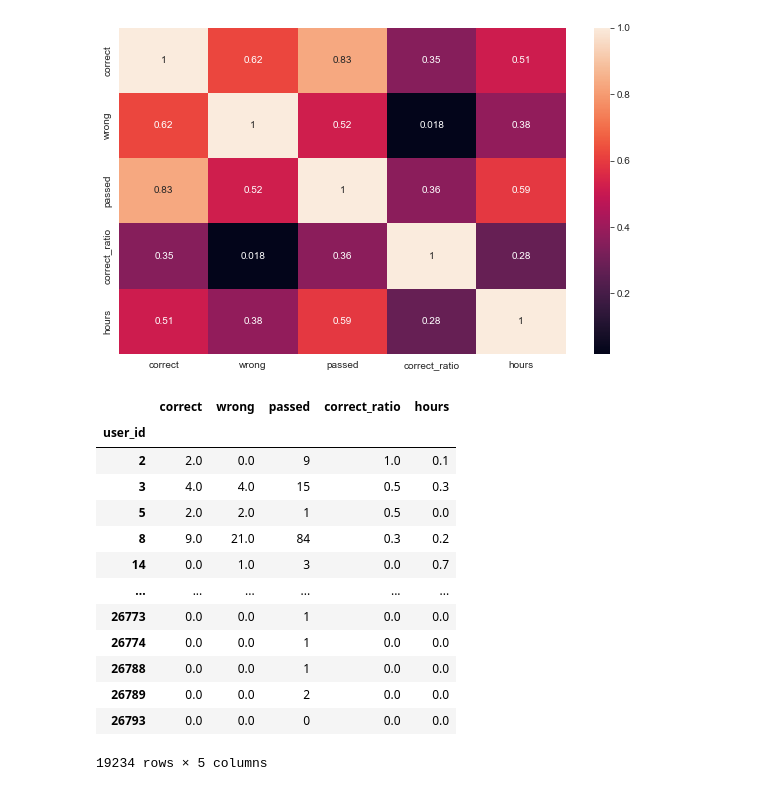
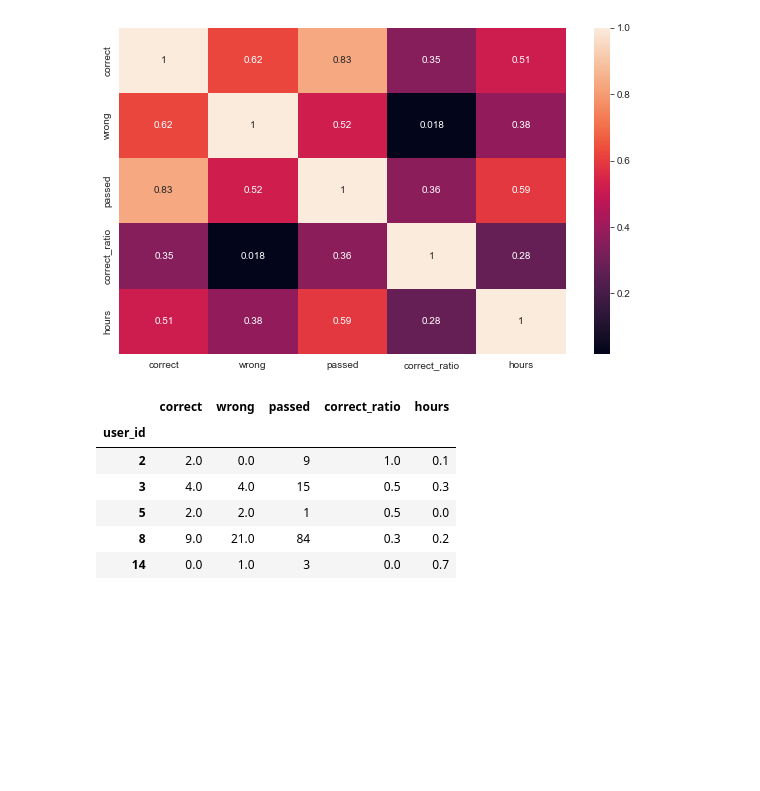
Before and after one commit to stepanskiba/ml_stepik_project, a Jupyter notebook: data_preprocesing.ipynb, the cells around one changed output. Drawn from its saved outputs; the diff is of its cells as text; code cells hidden in the pictures; blank space fills up the shorter version.

```diff
--- a/data_preprocesing.ipynb
+++ b/data_preprocesing.ipynb
@@ -207,22 +186,15 @@ correlation(X)
 # %% [output]
 [figure]
 # %%
-X
+X.head()
 # %% [output]
 |  | correct | wrong | passed | correct_ratio | hours |
 | user_id |  |  |  |  |  |
 | 2 | 2.0 | 0.0 | 9 | 1.0 | 0.1 |
 | 3 | 4.0 | 4.0 | 15 | 0.5 | 0.3 |
 | 5 | 2.0 | 2.0 | 1 | 0.5 | 0.0 |
 | 8 | 9.0 | 21.0 | 84 | 0.3 | 0.2 |
 | 14 | 0.0 | 1.0 | 3 | 0.0 | 0.7 |
-| ... | ... | ... | ... | ... | ... |
-| 26773 | 0.0 | 0.0 | 1 | 0.0 | 0.0 |
-| 26774 | 0.0 | 0.0 | 1 | 0.0 | 0.0 |
-| 26788 | 0.0 | 0.0 | 1 | 0.0 | 0.0 |
-| 26789 | 0.0 | 0.0 | 2 | 0.0 | 0.0 |
-| 26793 | 0.0 | 0.0 | 0 | 0.0 | 0.0 |
-19234 rows × 5 columns
 # %%
 X.to_csv('data/X.csv')
 y.to_csv('data/y.csv')
```
Also changed, not shown: parts of 3 cells of this notebook.
